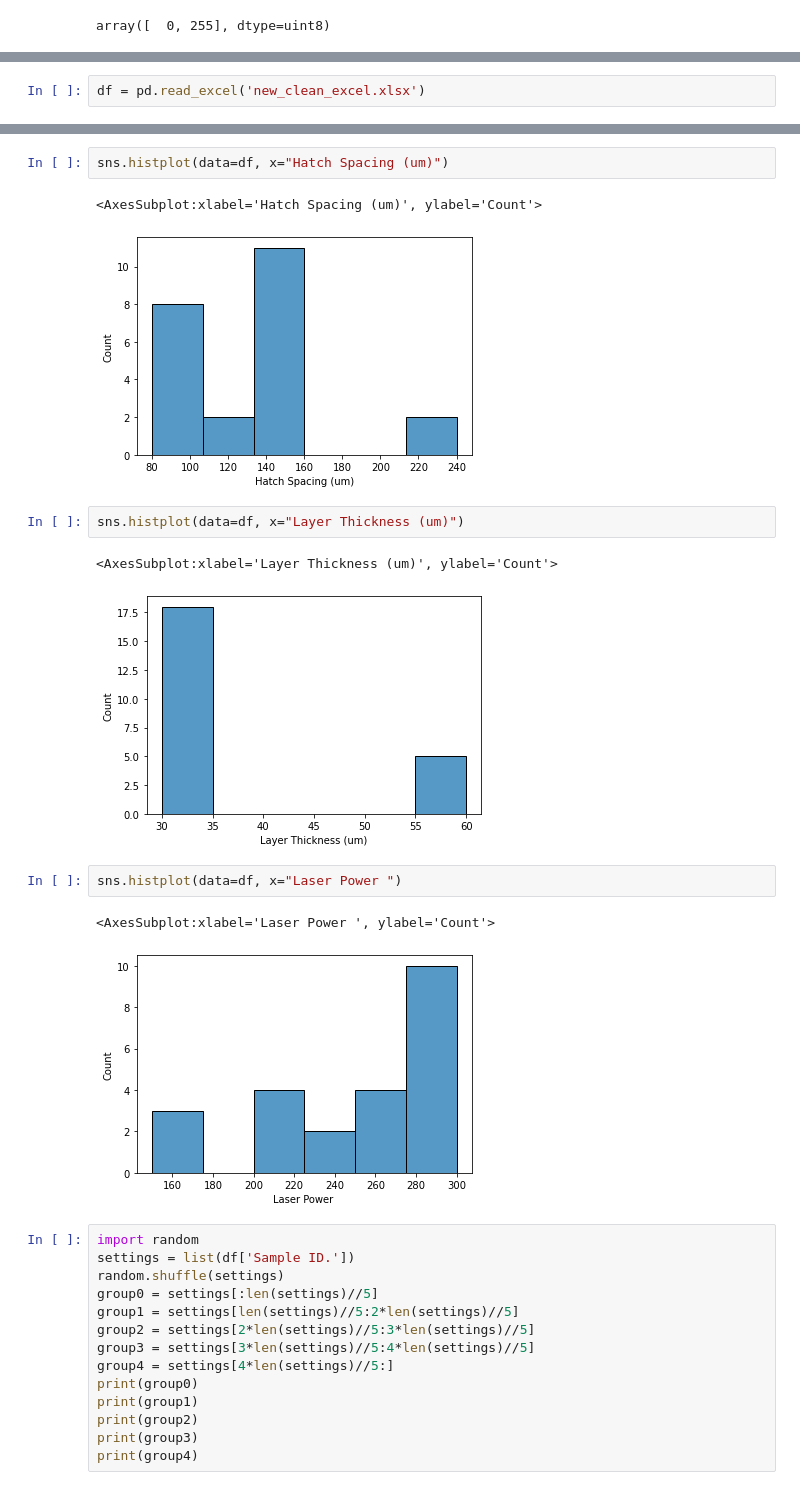
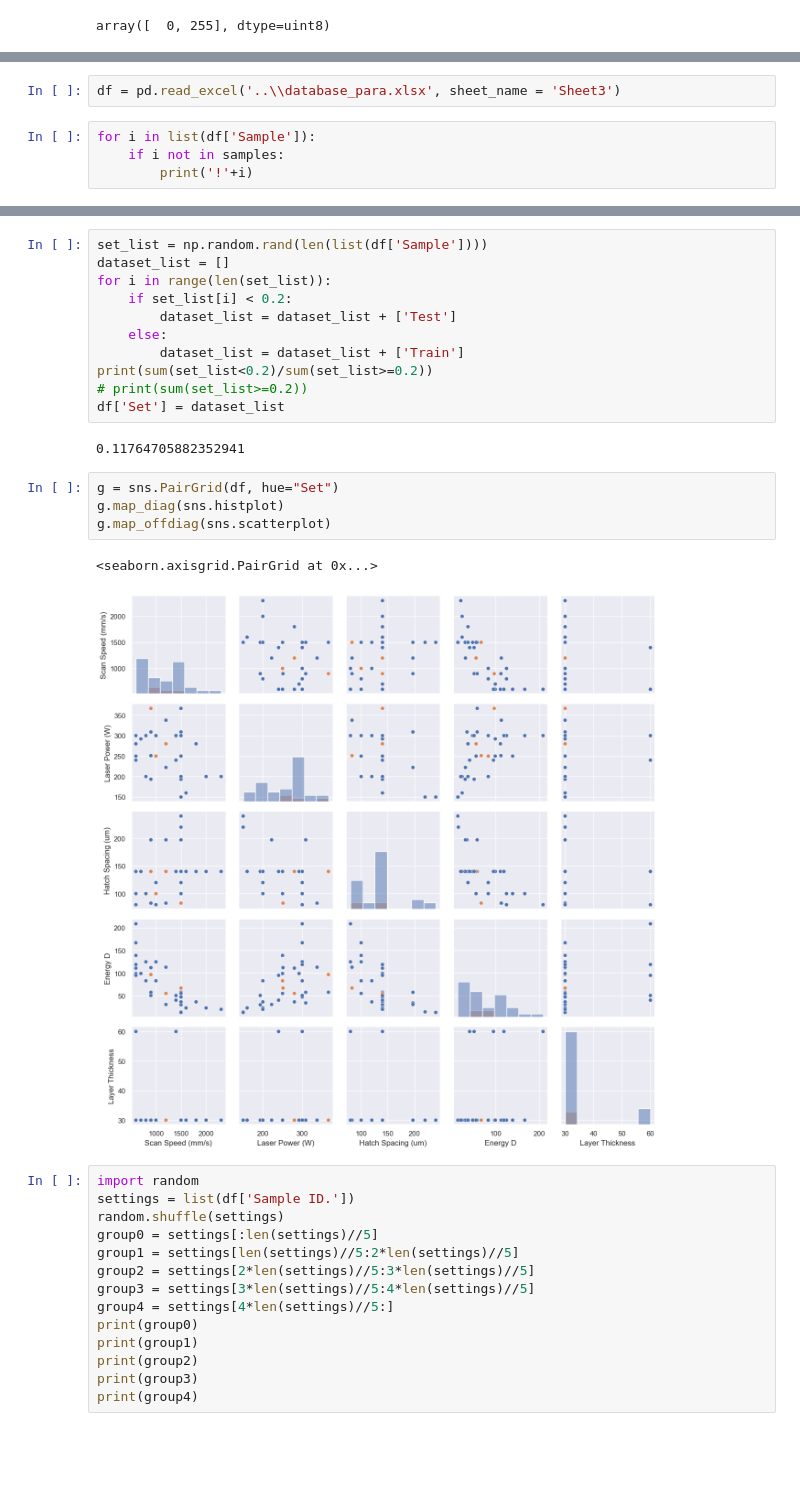
Before and after one commit to ZijueChen/Porosity-Detection, a Jupyter notebook: Training Dataset Generation.ipynb, the cells around one changed output, grey strips where cells are left out. Drawn from its saved outputs; the diff is of its cells as text; blank space fills up the shorter version.

Commit message:
10/07 dataset

```diff
--- a/Training Dataset Generation.ipynb
+++ b/Training Dataset Generation.ipynb
@@ -22,0 +102,6 @@ def resize_binary(img):
+# %%
+df = pd.read_excel('..\\database_para.xlsx', sheet_name = 'Sheet3')
+# %%
+for i in list(df['Sample']):
+    if i not in samples:
+        print('!'+i)
@@ -37,2 +125,0 @@ for file in files:
-# %%
-df = pd.read_excel('new_clean_excel.xlsx')
@@ -50,18 +126,23 @@ sns.histplot(data=df, x="Scan Speed")
-# %%
-sns.histplot(data=df, x="Hatch Spacing (um)")
-# %% [output]
-<AxesSubplot:xlabel='Hatch Spacing (um)', ylabel='Count'>
-[figure, removed]
-# %%
-sns.histplot(data=df, x="Layer Thickness (um)")
-# %% [output]
-<AxesSubplot:xlabel='Layer Thickness (um)', ylabel='Count'>
-[figure, removed]
-# %%
-sns.histplot(data=df, x="Laser Power ")
-# %% [output]
-<AxesSubplot:xlabel='Laser Power ', ylabel='Count'>
-[figure, removed]
+# %%
+set_list = np.random.rand(len(list(df['Sample'])))
+dataset_list = []
+for i in range(len(set_list)):
+    if set_list[i] < 0.2:
+        dataset_list = dataset_list + ['Test']
+    else:
+        dataset_list = dataset_list + ['Train']
+print(sum(set_list<0.2)/sum(set_list>=0.2))
+# print(sum(set_list>=0.2))
+df['Set'] = dataset_list
+# %% [output]
+0.11764705882352941
+# %%
+g = sns.PairGrid(df, hue="Set")
+g.map_diag(sns.histplot)
+g.map_offdiag(sns.scatterplot)
+# %% [output]
+<seaborn.axisgrid.PairGrid at 0x...>
+[figure, added]
 # %%
 import random
 settings = list(df['Sample ID.'])
```
Also changed, not shown: parts of 13 cells of this notebook, 1 other file.
